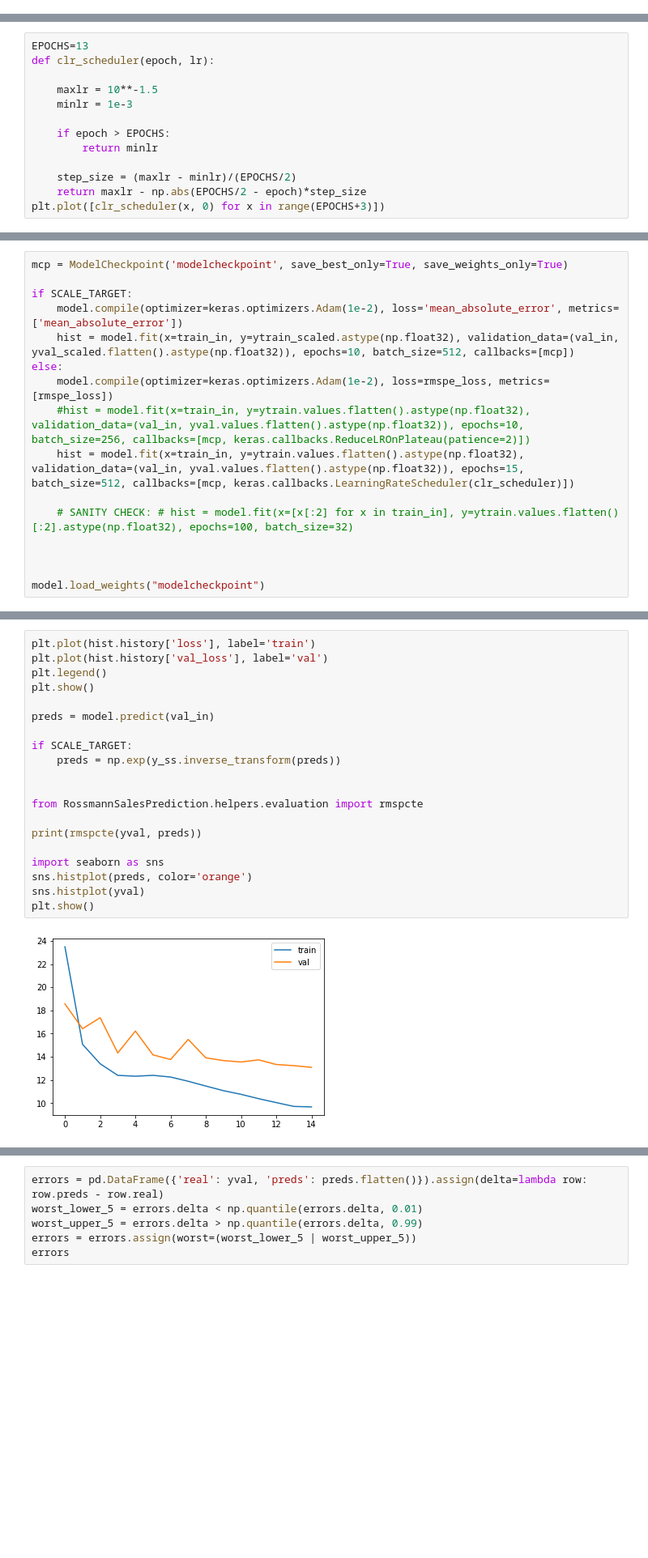
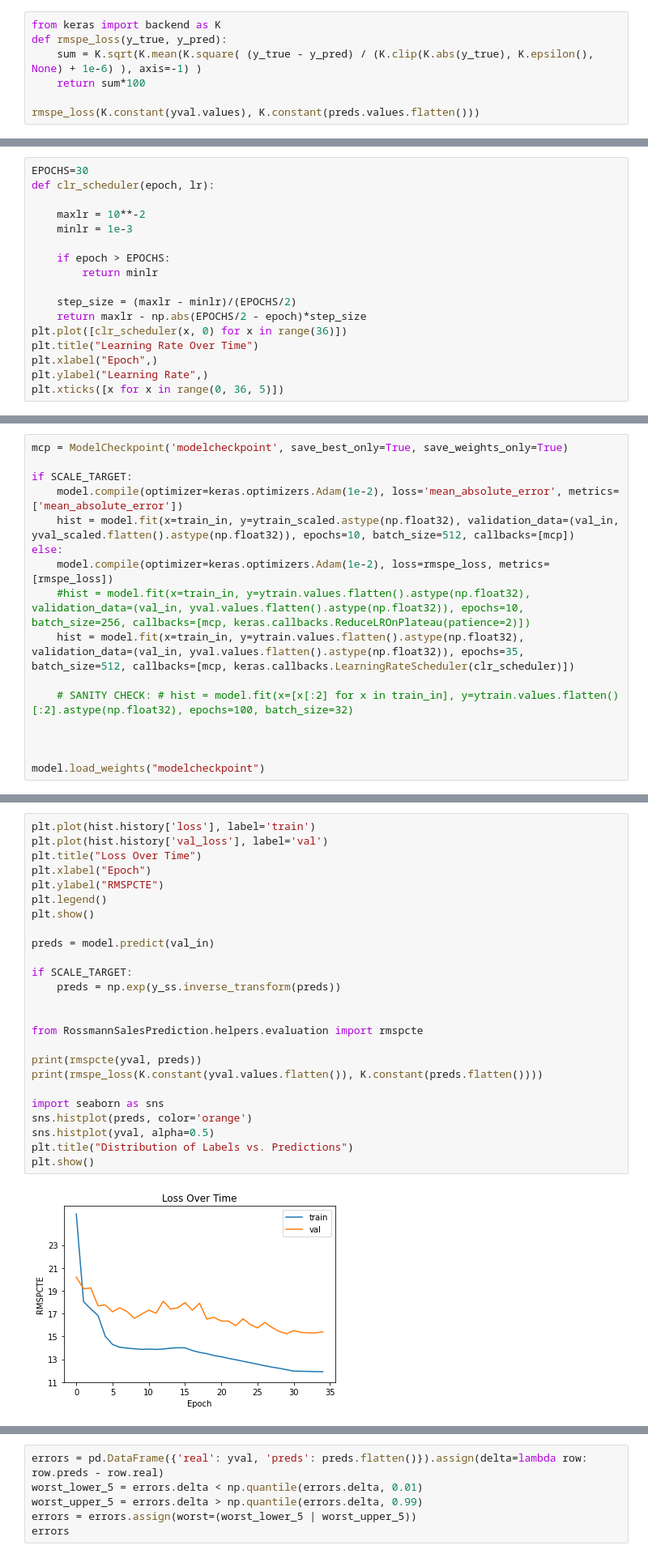
Before and after one commit to moritzwilksch/RossmannSalesPrediction, a Jupyter notebook: notebooks/ML2_RossmannCOLAB.ipynb, the cells around one changed output, grey strips where cells are left out. Shown at 81% size. Saved outputs shown, nothing was run; the diff lists cells and outputs as text; blank space fills up the shorter version.

```diff
--- a/notebooks/ML2_RossmannCOLAB.ipynb
+++ b/notebooks/ML2_RossmannCOLAB.ipynb
@@ -135,0 +126,7 @@ print(rmspcte(yval.values, preds.values))
+# %%
+from keras import backend as K
+def rmspe_loss(y_true, y_pred):
+    sum = K.sqrt(K.mean(K.square( (y_true - y_pred) / (K.clip(K.abs(y_true), K.epsilon(), None) + 1e-6) ), axis=-1) )
+    return sum*100
+
+rmspe_loss(K.constant(yval.values), K.constant(preds.values.flatten()))
@@ -244,8 +237,8 @@ Input shape = (nrows, 20)
 # %%
-EPOCHS=13
+EPOCHS=30
 def clr_scheduler(epoch, lr):
 
-    maxlr = 10**-1.5
+    maxlr = 10**-2
     minlr = 1e-3
 
     if epoch > EPOCHS:
@@ -253,5 +246,9 @@ def clr_scheduler(epoch, lr):
 
     step_size = (maxlr - minlr)/(EPOCHS/2)
     return maxlr - np.abs(EPOCHS/2 - epoch)*step_size
-plt.plot([clr_scheduler(x, 0) for x in range(EPOCHS+3)])
+plt.plot([clr_scheduler(x, 0) for x in range(36)])
+plt.title("Learning Rate Over Time")
+plt.xlabel("Epoch",)
+plt.ylabel("Learning Rate",)
+plt.xticks([x for x in range(0, 36, 5)])
 # %% [output]
@@ -266,7 +271,7 @@ if SCALE_TARGET:
 else:
     model.compile(optimizer=keras.optimizers.Adam(1e-2), loss=rmspe_loss, metrics=[rmspe_loss])
     #hist = model.fit(x=train_in, y=ytrain.values.flatten().astype(np.float32), validation_data=(val_in, yval.values.flatten().astype(np.float32)), epochs=10, batch_size=256, callbacks=[mcp, keras.callbacks.ReduceLROnPlateau(patience=2)])
-    hist = model.fit(x=train_in, y=ytrain.values.flatten().astype(np.float32), validation_data=(val_in, yval.values.flatten().astype(np.float32)), epochs=15, batch_size=512, callbacks=[mcp, keras.callbacks.LearningRateScheduler(clr_scheduler)])
+    hist = model.fit(x=train_in, y=ytrain.values.flatten().astype(np.float32), validation_data=(val_in, yval.values.flatten().astype(np.float32)), epochs=35, batch_size=512, callbacks=[mcp, keras.callbacks.LearningRateScheduler(clr_scheduler)])
 
     # SANITY CHECK: # hist = model.fit(x=[x[:2] for x in train_in], y=ytrain.values.flatten()[:2].astype(np.float32), epochs=100, batch_size=32)
 
@@ -295,22 +300,27 @@ Epoch 15/15
 # %%
 plt.plot(hist.history['loss'], label='train')
 plt.plot(hist.history['val_loss'], label='val')
+plt.title("Loss Over Time")
+plt.xlabel("Epoch")
+plt.ylabel("RMSPCTE")
 plt.legend()
 plt.show()
 
 preds = model.predict(val_in)
 
 if SCALE_TARGET:
     preds = np.exp(y_ss.inverse_transform(preds))
 
 
 from RossmannSalesPrediction.helpers.evaluation import rmspcte
 
 print(rmspcte(yval, preds))
+print(rmspe_loss(K.constant(yval.values.flatten()), K.constant(preds.flatten())))
 
 import seaborn as sns
 sns.histplot(preds, color='orange')
-sns.histplot(yval)
+sns.histplot(yval, alpha=0.5)
+plt.title("Distribution of Labels vs. Predictions")
 plt.show()
 # %% [output]
-[figure, old version]
+[figure, new version]
```
Also changed, not shown: parts of 43 cells of this notebook, 3 other files.
